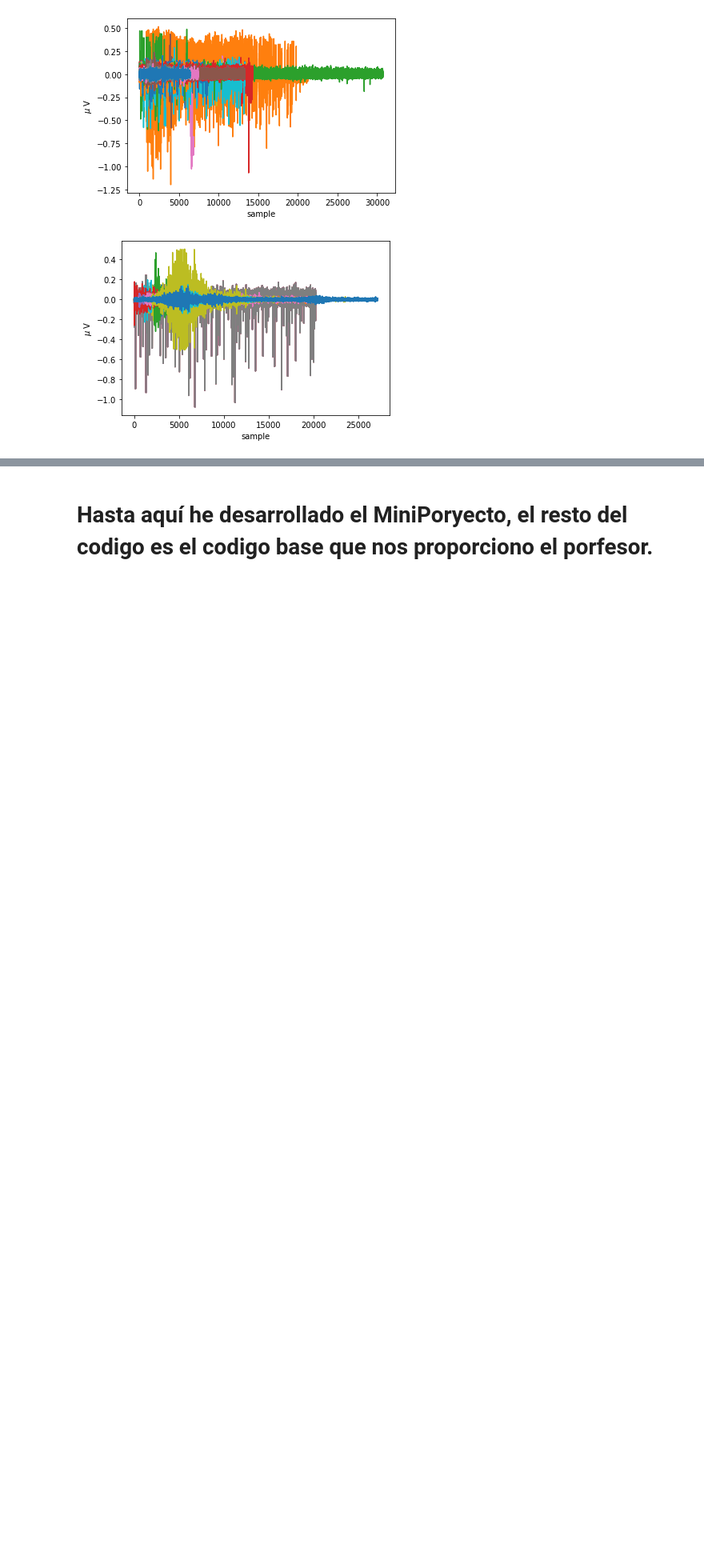
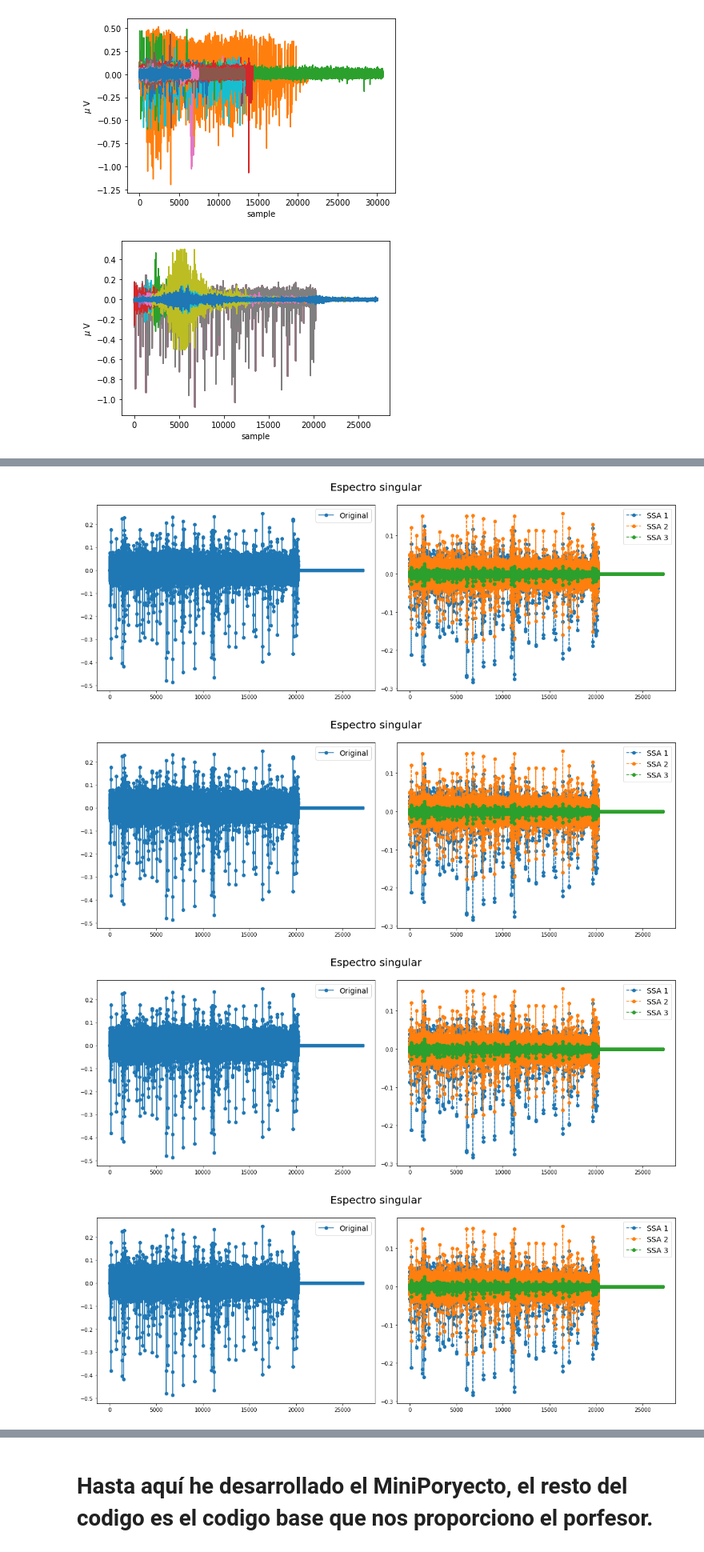
Before and after one commit to LuisOchoaM/MiniProyecto1_TS3, a Jupyter notebook: MiniPoryecto_1.ipynb, the cells around one changed output, grey strips where cells are left out. Shown at 80% size. Saved outputs shown, nothing was run; the diff lists cells and outputs as text; code cells hidden in the pictures; blank space fills up the shorter version.

Commit message:
Se realiza el análisis singular a cada una de las señales. Además, se calcula STFT a todas las descomposiciones y se extraen las características.

```diff
--- a/MiniPoryecto_1.ipynb
+++ b/MiniPoryecto_1.ipynb
@@ -239,0 +217,53 @@ interactive(children=(IntSlider(value=10, description='idx', max=20), Output()),
+# %%
+# Encontrar la longitud máxima de las listas
+longitud_maxima1 = max(len(l) for l in dataLoc)
+longitud_maxima2 = max(len(l) for l in dataReg)
+longitud_maxima3 = max(len(l) for l in dataTele)
+
+# Rellenar las listas más cortass con ceros nuevamente y agregarlas a un arreglo
+dataLoc_filter = np.array([np.pad(l, (0, longitud_maxima1 - len(l)), 'constant') for l in dataLoc])
+dataReg_filter = np.array([np.pad(l, (0, longitud_maxima2 - len(l)), 'constant') for l in dataReg])
+dataTele_filter = np.array([np.pad(l, (0, longitud_maxima3 - len(l)), 'constant') for l in dataTele])
+# %%
+# We decompose the time series into three subseries
+def Analisis_Singular(X, groups):
+
+  # Singular Spectrum Analysis
+  ssa = SingularSpectrumAnalysis(window_size=groups)
+  X_ssa = ssa.fit_transform(X)
+
+  return X_ssa
+# %%
+# Show the results for the first time series and its subseries
+groups=3
+ssaDataLoc=[]
+ssaDataReg=[]
+ssaDataTele=[]
+# for i in range(21):
+ssaDataLoc= Analisis_Singular(dataLoc_filter,groups)
+ssaDataReg= Analisis_Singular(dataReg_filter,groups)
+ssaDataTele= Analisis_Singular(dataTele_filter,groups)
+
+
+for i in range(21):
+
+  # Plot the results for the first time series and its subseries
+  plt.figure(figsize=(16, 6))
+  ax1 = plt.subplot(121)
+  ax1.plot(dataTele_filter[i], 'o-', label='Original')
+  ax1.legend(loc='best', fontsize=14)
+
+  ax2 = plt.subplot(122)
+  for j in range(3):
+      ax2.plot(ssaDataTele[i][j], 'o--', label='SSA {0}'.format(j + 1))
+  ax2.legend(loc='best', fontsize=14)
+
+  plt.suptitle('Espectro singular '.format(i+1), fontsize=20)
+  plt.tight_layout()
+  plt.subplots_adjust(top=0.88)
+  plt.show()
+# %% [output]
+[figure, added]
+[figure, added]
+[figure, added]
+[figure, added]
```
Also changed, not shown: parts of 29 cells of this notebook.
